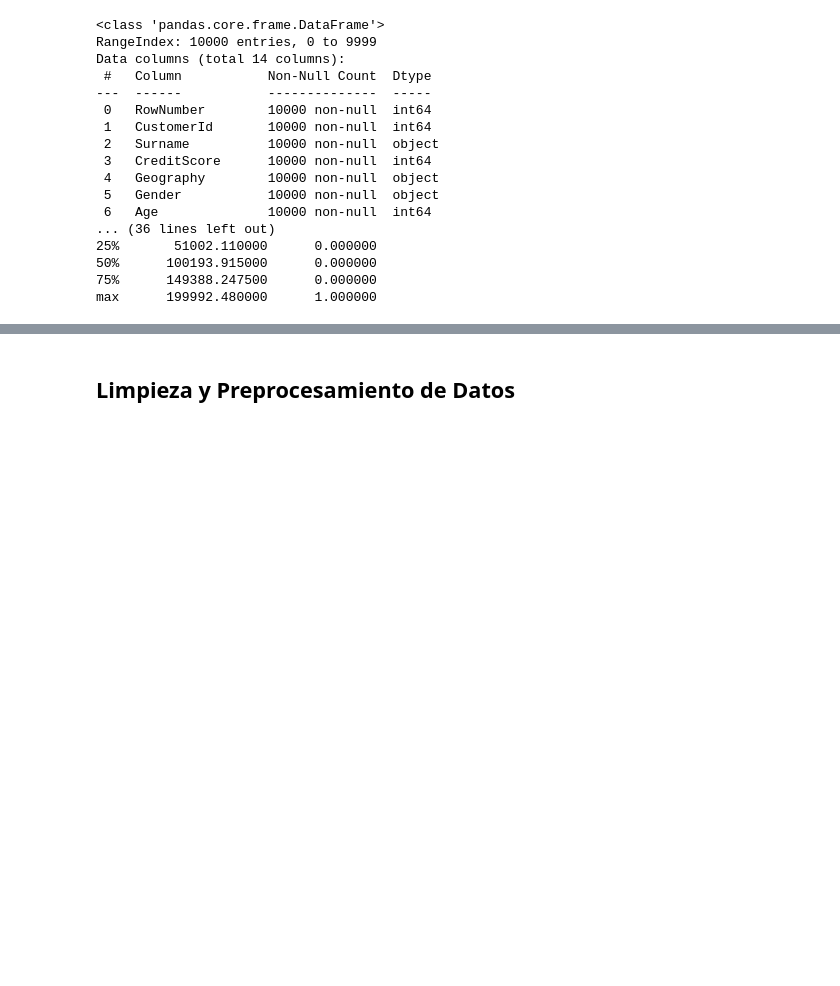
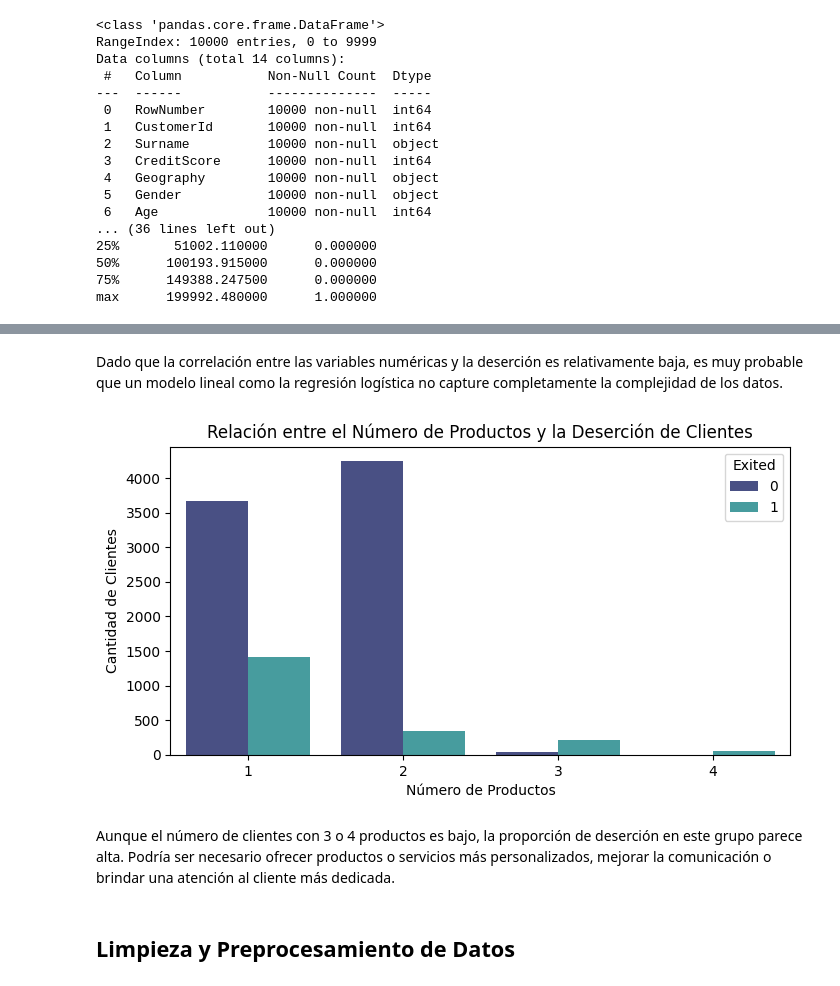
Before and after one commit to Juan-Villano/Proyecto_Beta_Bank, a Jupyter notebook: BETA_BANK.ipynb, the cells around one changed output, grey strips where cells are left out. Drawn from its saved outputs; the diff is of its cells as text; code cells hidden in the pictures; blank space fills up the shorter version.

```diff
--- a/BETA_BANK.ipynb
+++ b/BETA_BANK.ipynb
@@ -73,3 +88,17 @@ max      199992.480000      1.000000
+# %% [markdown]
+Dado que la correlación entre las variables numéricas y la deserción es relativamente baja, es muy probable que un modelo lineal como la regresión logística no capture completamente la complejidad de los datos.
+# %%
+plt.figure(figsize=(8, 4))
+sns.countplot(x='NumOfProducts', hue='Exited', data=data, palette='mako')
+plt.title('Relación entre el Número de Productos y la Deserción de Clientes')
+plt.xlabel('Número de Productos')
+plt.ylabel('Cantidad de Clientes')
+plt.show()
+# %% [output]
+[figure, added]
+# %% [markdown]
+Aunque el número de clientes con 3 o 4 productos es bajo, la proporción de deserción en este grupo parece alta.
+Podría ser necesario ofrecer productos o servicios más personalizados, mejorar la comunicación o brindar una atención al cliente más dedicada.
 # %% [markdown]
 ## Limpieza y Preprocesamiento de Datos
 # %% [markdown]
```
Also changed, not shown: parts of 3 cells of this notebook.
